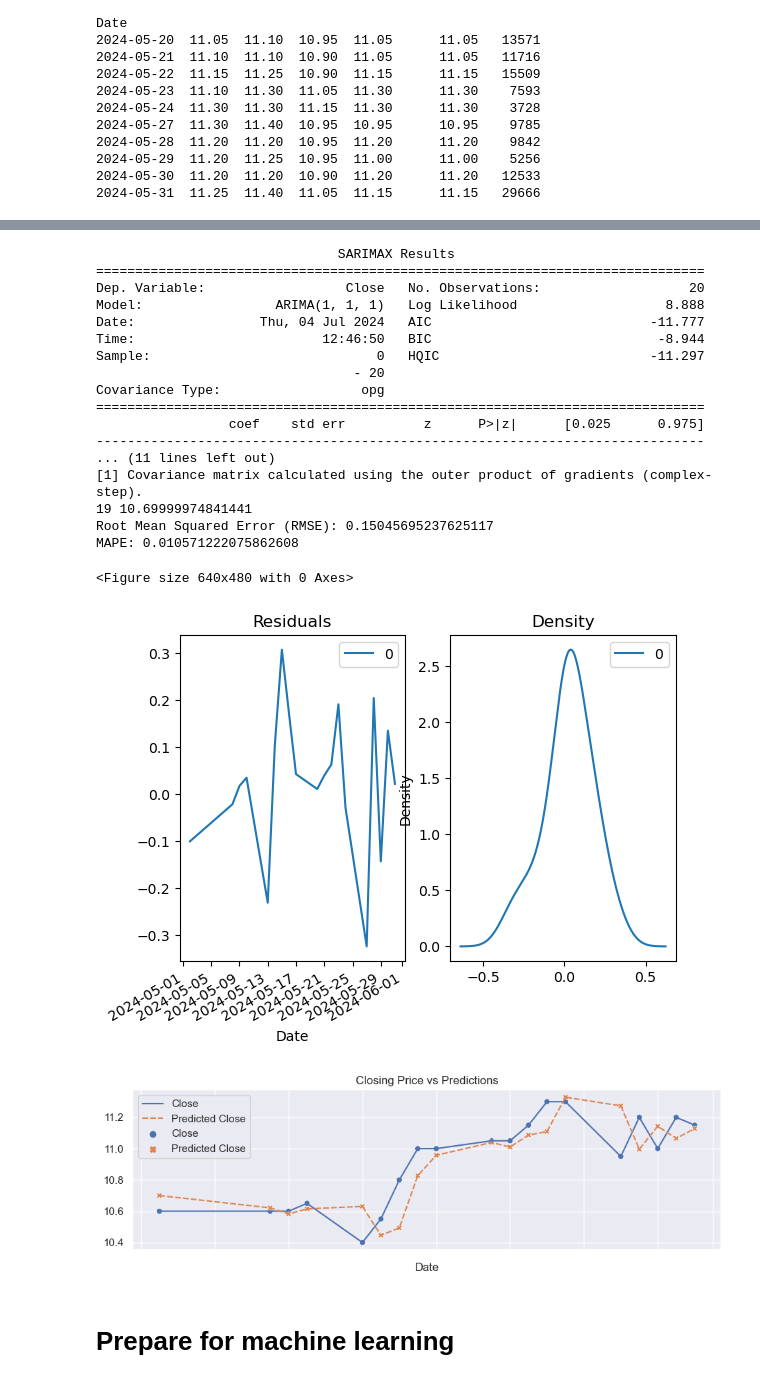
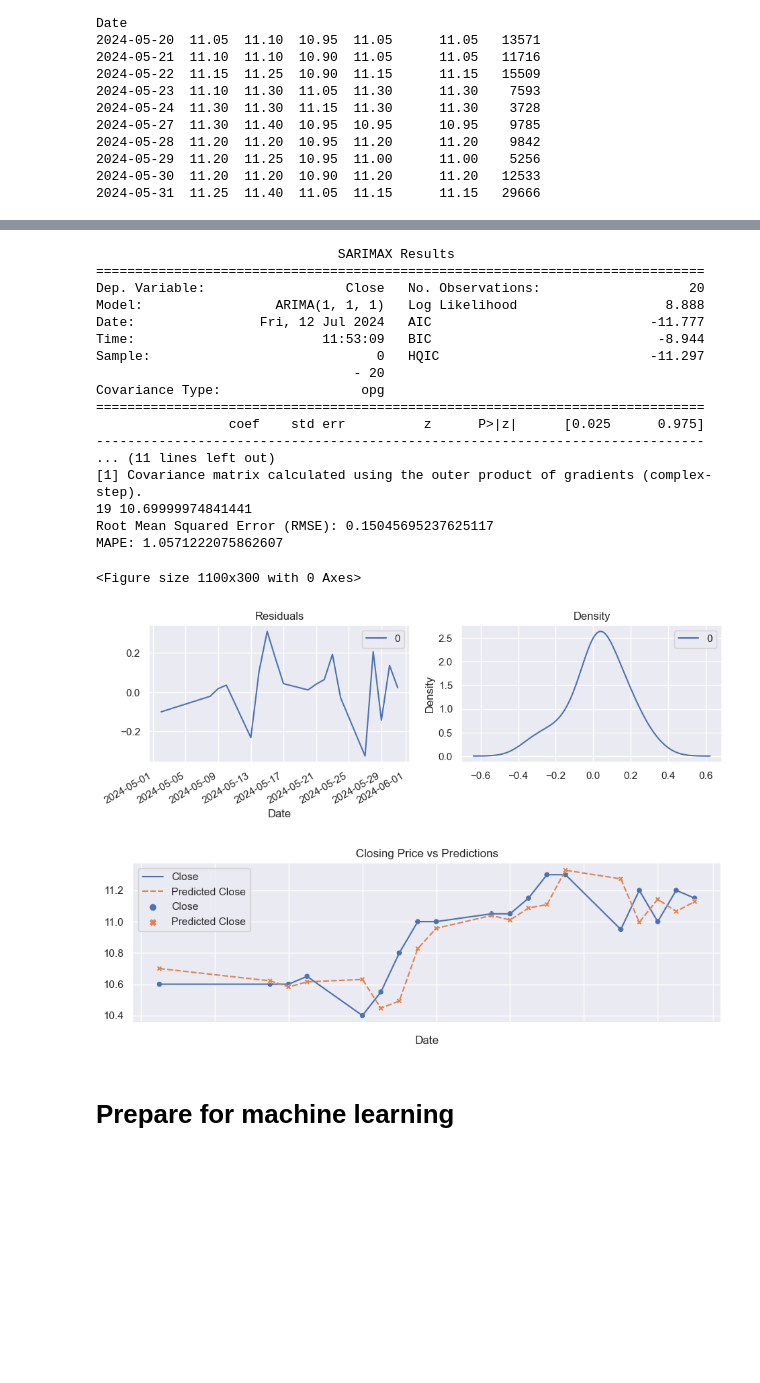
Before and after one commit to praxitelisk/FinancialDashboard, a Jupyter notebook: stock-price-modelling-v2.ipynb, the cells around one changed output, grey strips where cells are left out. Saved outputs shown, nothing was run; the diff lists cells and outputs as text; code cells hidden in the pictures; blank space fills up the shorter version.

Commit message:
COrrecting the MAPE function.

```diff
--- a/stock-price-modelling-v2.ipynb
+++ b/stock-price-modelling-v2.ipynb
@@ -235,7 +235,7 @@ def build_arima_model(auto_arima_model, test_set):
     print(f"Root Mean Squared Error (RMSE): {rmse}")
 
     # Calculate MAPE (Mean Absolute Percentage Error) to evaluate the model's performance
-    mape = mean_absolute_percentage_error(test_set['Close'], forecasts)
+    mape = 100 * mean_absolute_percentage_error(test_set['Close'], forecasts)
     print(f"MAPE: {mape}")
 
     # Plot residual errors
@@ -255,38 +255,38 @@ def build_arima_model(auto_arima_model, test_set):
                             })
 
 
     my_plot = sns.set(rc={'figure.figsize':(11, 3)})
     plt.figure()
     my_plot = sns.scatterplot(plot_df)
     my_plot = sns.lineplot(plot_df)
     my_plot.set_xticklabels(my_plot.get_xticklabels(), rotation=45)
     my_plot.set(title='Closing Price vs Predictions')
 
     return arima_model, rmse, mape
 
 arima_model, arima_rmse, arima_mape = build_arima_model(auto_arima_model, test_set)
 
 df_performances['Arima'] = [arima_rmse,arima_mape]
 # %% [output]
                                SARIMAX Results
 ==============================================================================
 Dep. Variable:                  Close   No. Observations:                   20
 Model:                 ARIMA(1, 1, 1)   Log Likelihood                   8.888
-Date:                Thu, 04 Jul 2024   AIC                            -11.777
-Time:                        12:46:50   BIC                             -8.944
+Date:                Fri, 12 Jul 2024   AIC                            -11.777
+Time:                        11:53:09   BIC                             -8.944
 Sample:                             0   HQIC                           -11.297
                                  - 20
 Covariance Type:                  opg
 ==============================================================================
                  coef    std err          z      P>|z|      [0.025      0.975]
 ------------------------------------------------------------------------------
 ... (11 lines left out)
 [1] Covariance matrix calculated using the outer product of gradients (complex-step).
 19 10.69999974841441
 Root Mean Squared Error (RMSE): 0.15045695237625117
-MAPE: 0.010571222075862608
+MAPE: 1.0571222075862607
-<Figure size 640x480 with 0 Axes>
+<Figure size 1100x300 with 0 Axes>
-[figure, old version]
+[figure, new version]
 [figure]
 # %% [markdown]
 # Prepare for machine learning
```
Also changed, not shown: parts of 37 cells of this notebook.
